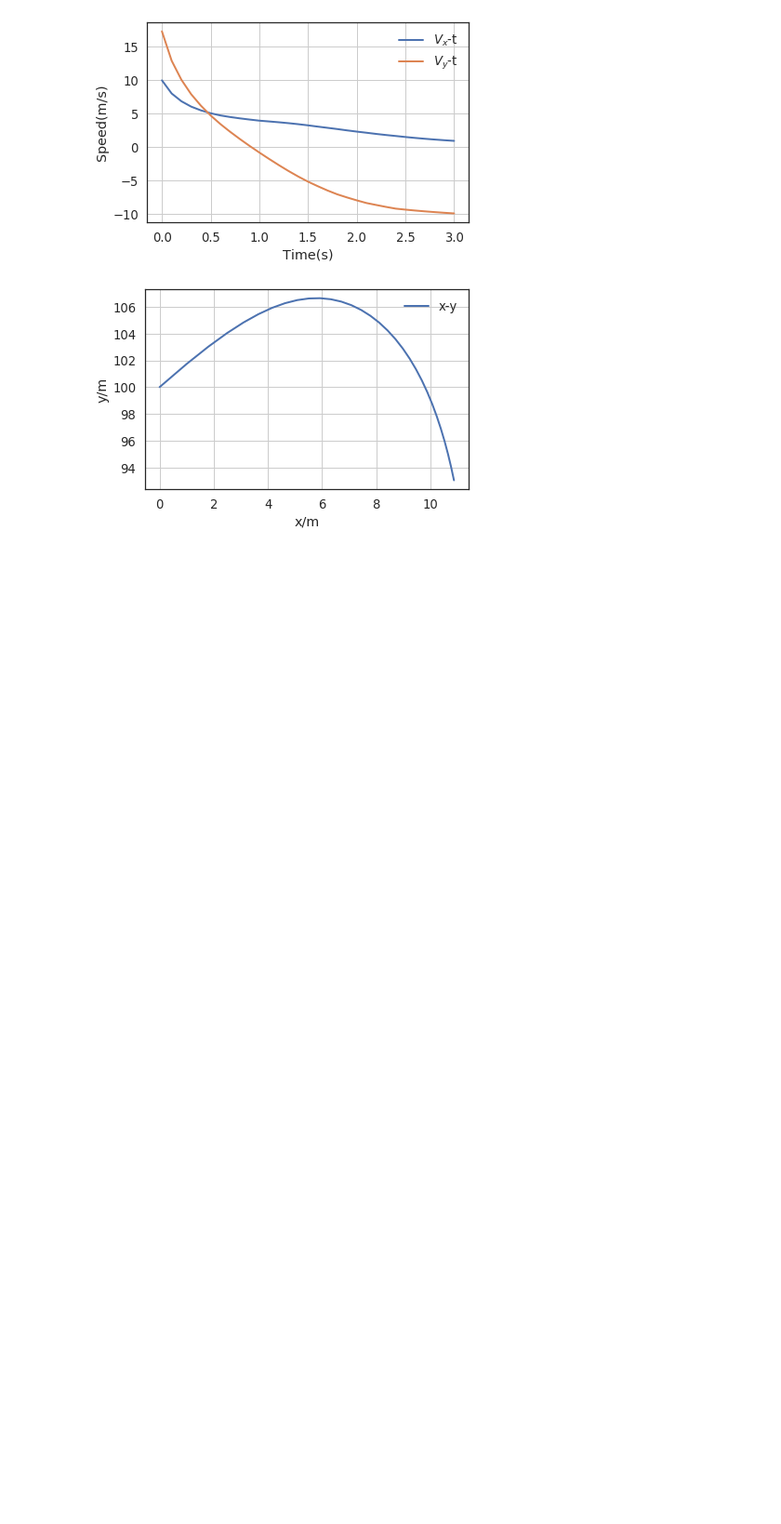
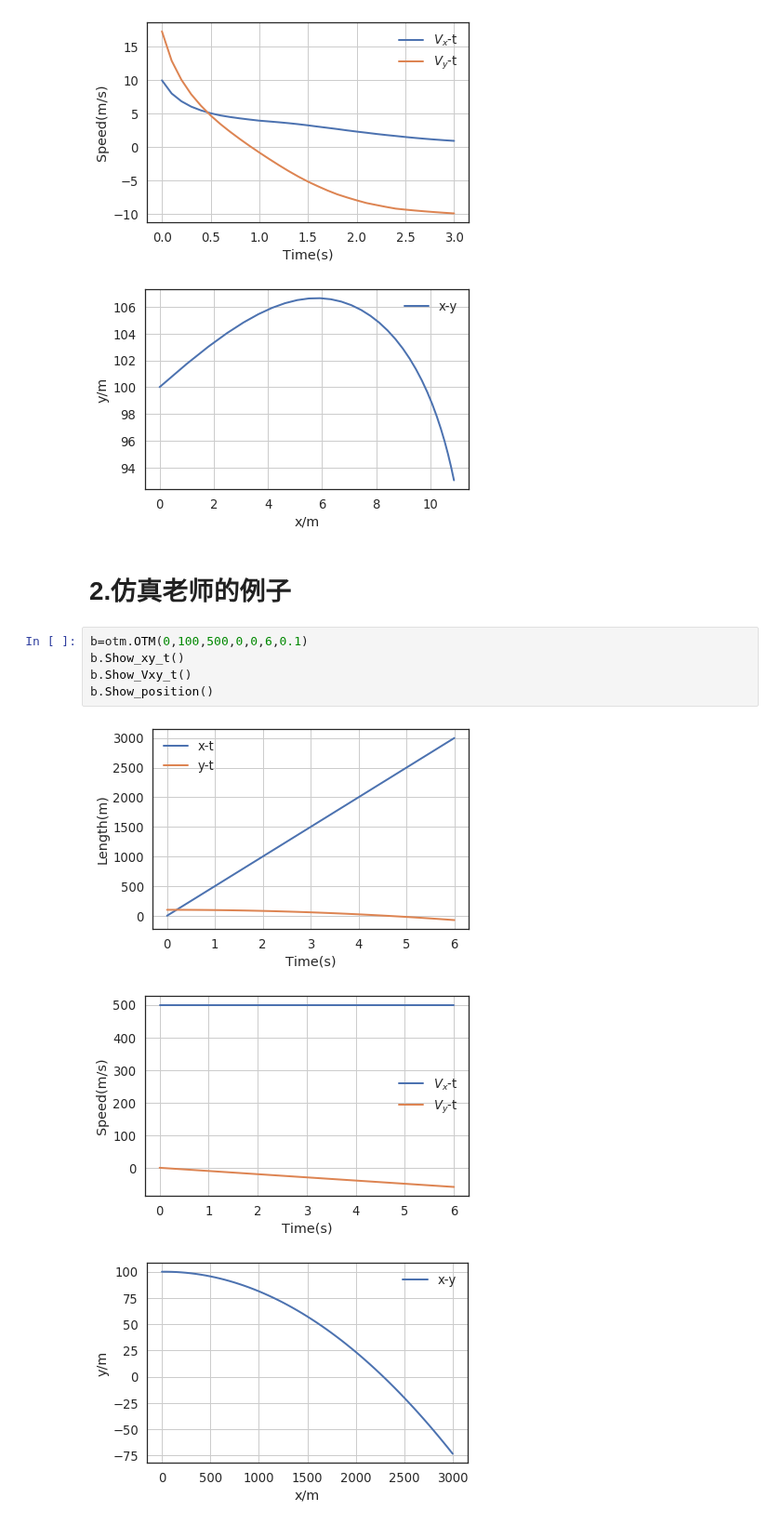
Before and after one commit to cherose2004/learning, a Jupyter notebook: project/Flight Simulation/Ch2/OTM.ipynb, the cells around one changed output. Shown at 93% size. Cells and saved outputs as stored; diff of their text form; blank space fills up the shorter version.

```diff
--- a/project/Flight Simulation/Ch2/OTM.ipynb
+++ b/project/Flight Simulation/Ch2/OTM.ipynb
@@ -9,3 +14,14 @@ a.Show_position()
 [figure]
 [figure]
 [figure]
+# %% [markdown]
+# 2.仿真老师的例子
+# %%
+b=otm.OTM(0,100,500,0,0,6,0.1)
+b.Show_xy_t()
+b.Show_Vxy_t()
+b.Show_position()
+# %% [output]
+[figure, added]
+[figure, added]
+[figure, added]
```
Also changed, not shown: parts of 8 cells of this notebook, 5 other files.
